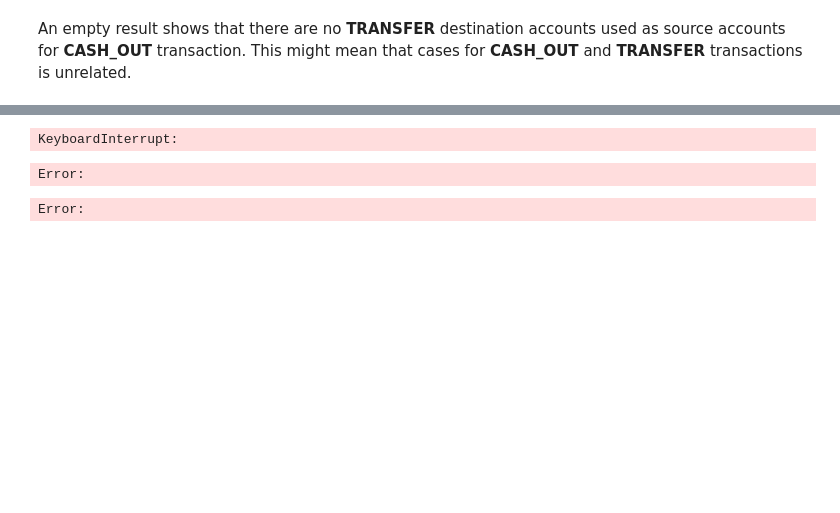
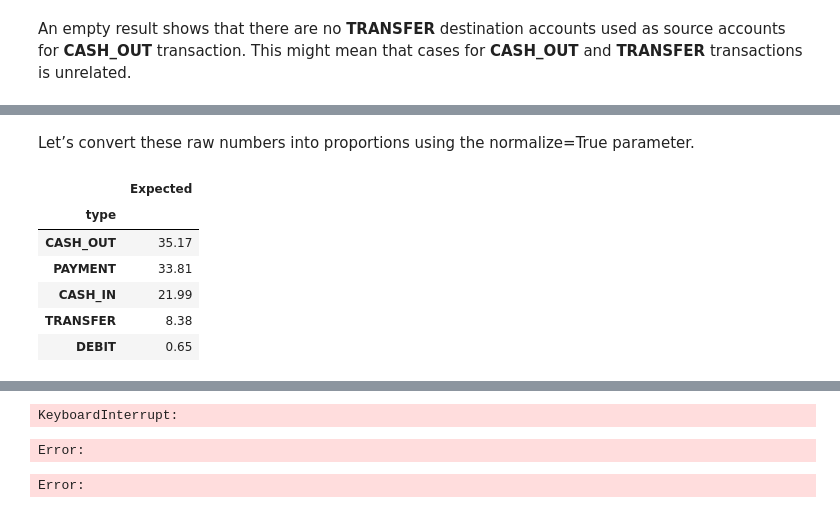
Before and after one commit to spectralcodex/momo-fincrime, a Jupyter notebook: fincrime.ipynb, the cells around one changed output, grey strips where cells are left out. Drawn from its saved outputs; the diff is of its cells as text; code cells hidden in the pictures; blank space fills up the shorter version.

```diff
--- a/fincrime.ipynb
+++ b/fincrime.ipynb
@@ -271,0 +283,22 @@ sample_dataset = dataset.sample
+# %% [markdown]
+Let’s convert these raw numbers into proportions using the normalize=True parameter.
+# %%
+# Get ratio instead of raw numbers using normalize=True
+expected_ratio = dataset['type'].value_counts(normalize=True)
+
+# Round and then convert to percentage
+expected_ratio = expected_ratio.round(4)*100
+
+# convert to a DataFrame and store in variable 'type_ratios'
+# We'll use this variable to compare ratios for samples
+# selected using SRS and Stratified Sampling
+type_ratios = pd.DataFrame({'Expected':expected_ratio})
+type_ratios
+# %% [output]
+|  | Expected |
+| type |  |
+| CASH_OUT | 35.17 |
+| PAYMENT | 33.81 |
+| CASH_IN | 21.99 |
+| TRANSFER | 8.38 |
+| DEBIT | 0.65 |
```
Also changed, not shown: parts of 9 cells of this notebook.
